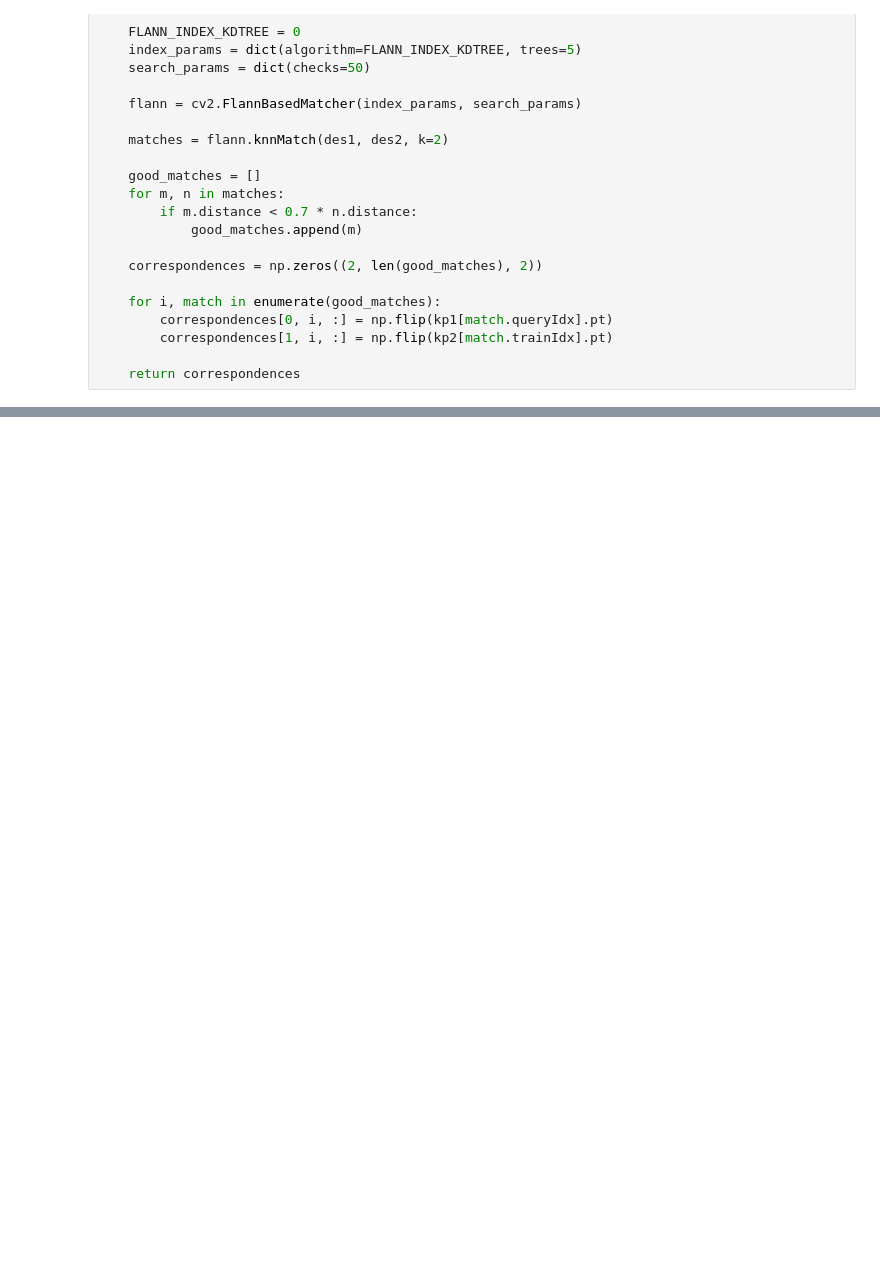
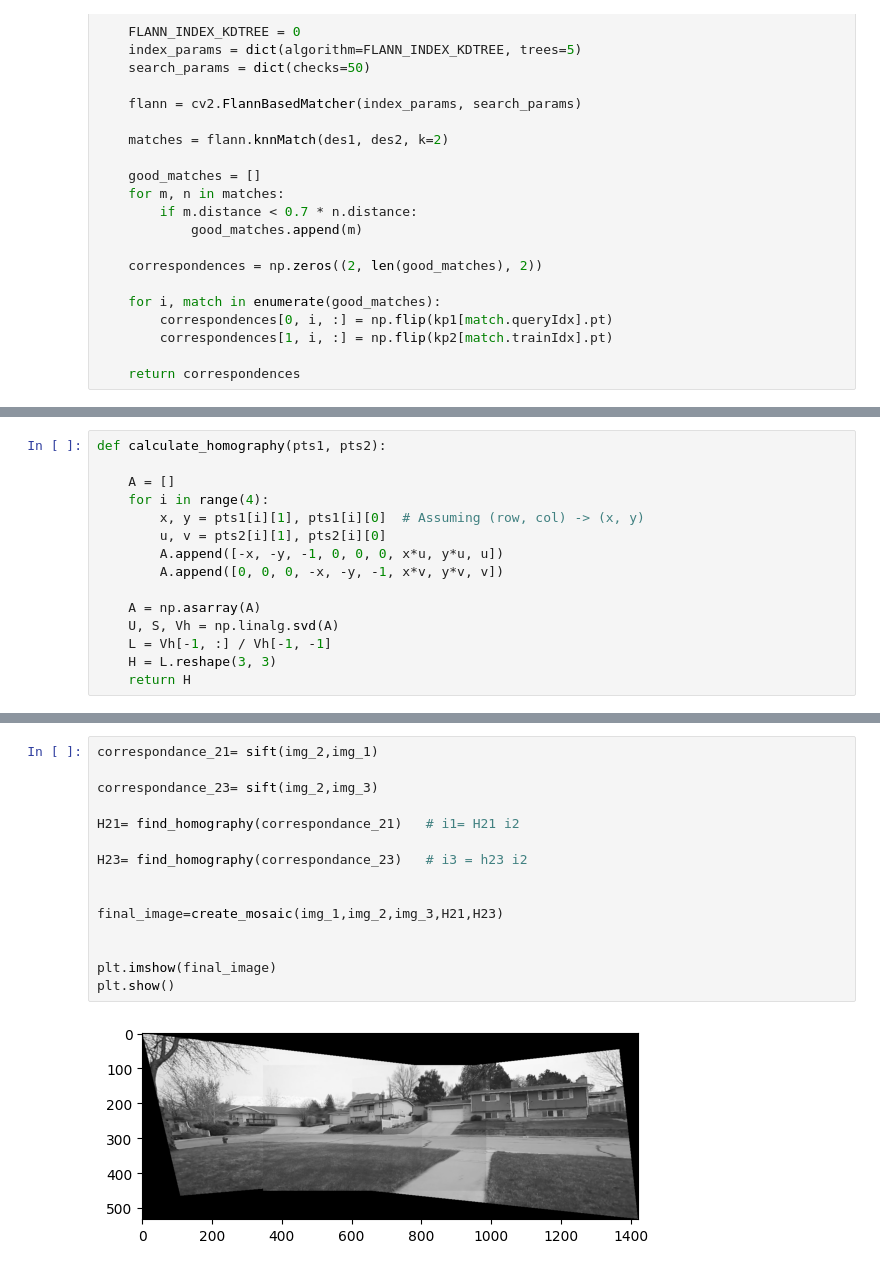
Before and after one commit to aayush-ranawat/Image_Signal_Processin, a Jupyter notebook: Assignment3_ Image mosaicing/EE5175_Lab_03/image_stiching.ipynb, the cells around one changed output, grey strips where cells are left out. Cells and saved outputs as stored; diff of their text form; blank space fills up the shorter version.

```diff
--- a/Assignment3_ Image mosaicing/EE5175_Lab_03/image_stiching.ipynb
+++ b/Assignment3_ Image mosaicing/EE5175_Lab_03/image_stiching.ipynb
@@ -54,0 +66,15 @@ plt.show()
+# %%
+def calculate_homography(pts1, pts2):
+
+    A = []
+    for i in range(4):
+        x, y = pts1[i][1], pts1[i][0]  # Assuming (row, col) -> (x, y)
+        u, v = pts2[i][1], pts2[i][0]
+        A.append([-x, -y, -1, 0, 0, 0, x*u, y*u, u])
+        A.append([0, 0, 0, -x, -y, -1, x*v, y*v, v])
+
+    A = np.asarray(A)
+    U, S, Vh = np.linalg.svd(A)
+    L = Vh[-1, :] / Vh[-1, -1]
+    H = L.reshape(3, 3)
+    return H
@@ -54,0 +208,17 @@ plt.show()
+# %%
+correspondance_21= sift(img_2,img_1)
+
+correspondance_23= sift(img_2,img_3)
+
+H21= find_homography(correspondance_21)   # i1= H21 i2
+
+H23= find_homography(correspondance_23)   # i3 = h23 i2
+
+
+final_image=create_mosaic(img_1,img_2,img_3,H21,H23)
+
+
+plt.imshow(final_image)
+plt.show()
+# %% [output]
+[figure, added]
```
Also changed, not shown: parts of 5 cells of this notebook, 23 other files.
